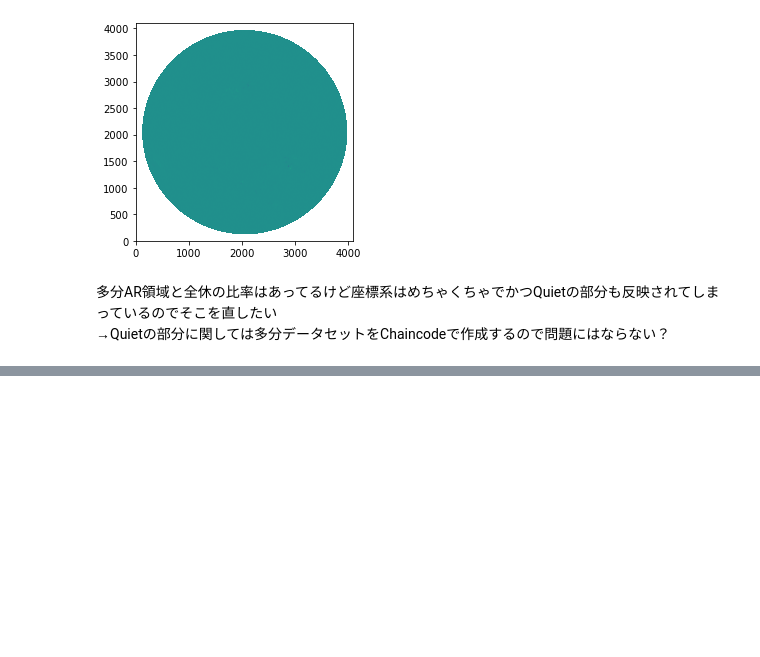
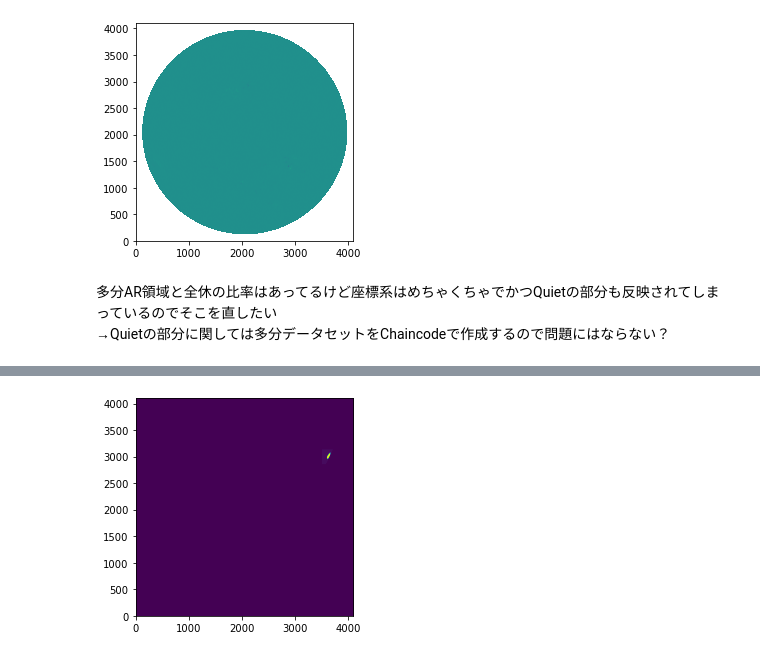
Before and after one commit to akisen/Predict_Solar_Flare_Mrcnn, a Jupyter notebook: src_dataset/Convert_bitmap_to_polygon.ipynb, the cells around one changed output, grey strips where cells are left out. Drawn from its saved outputs; the diff is of its cells as text; code cells hidden in the pictures; blank space fills up the shorter version.

```diff
--- a/src_dataset/Convert_bitmap_to_polygon.ipynb
+++ b/src_dataset/Convert_bitmap_to_polygon.ipynb
@@ -237,0 +244,17 @@ plt.show()
+# %%
+# 1.Maskデータを4k4kで0埋め
+mask_center = np.array([mask_map.reference_pixel[0].value,mask_map.reference_pixel[1].value])
+mask_ll = mask_center-(mask_map.meta["naxis1"]//2,mask_map.meta["naxis2"]//2)
+mask_ur = mask_center+(mask_map.meta["naxis1"]//2,mask_map.meta["naxis2"]//2)
+full_disk_coord = 4096
+pad_width = np.array([[full_disk_coord-mask_ur[1],mask_ll[1]],[mask_ll[0],full_disk_coord-mask_ur[0]]])
+padded_map = np.pad(mask_map.data,np.array(pad_width,dtype="int"),"constant")
+# %%
+plt.figure(1)
+ax = plt.subplot(1,1,1)
+ax.set_ylim([0,len(padded_map)])
+ax.imshow(padded_map)
+# ax.imshow(mask_map.data)
+plt.show()
+# %% [output]
+[figure, added]
```
Also changed, not shown: parts of 1 cell of this notebook.
